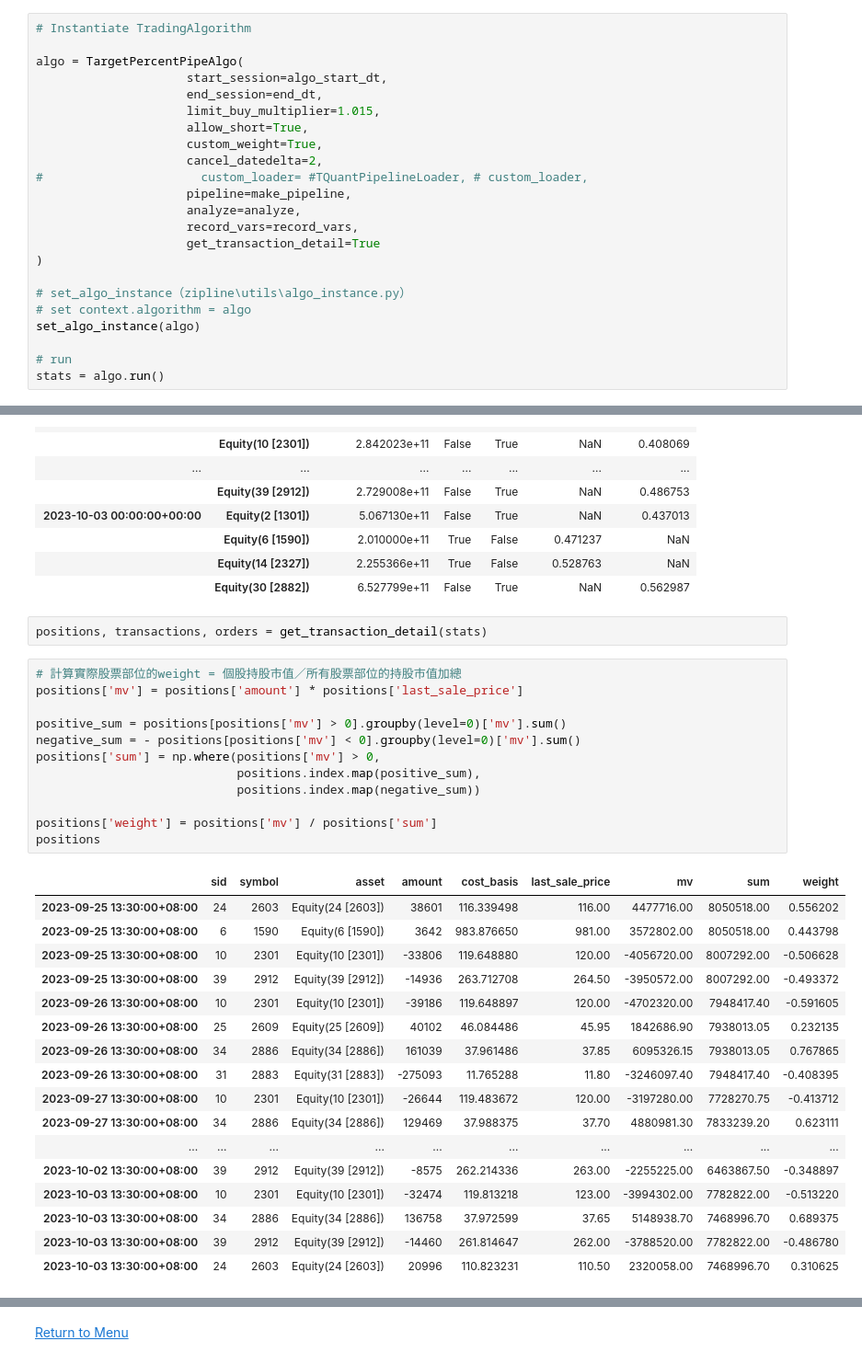
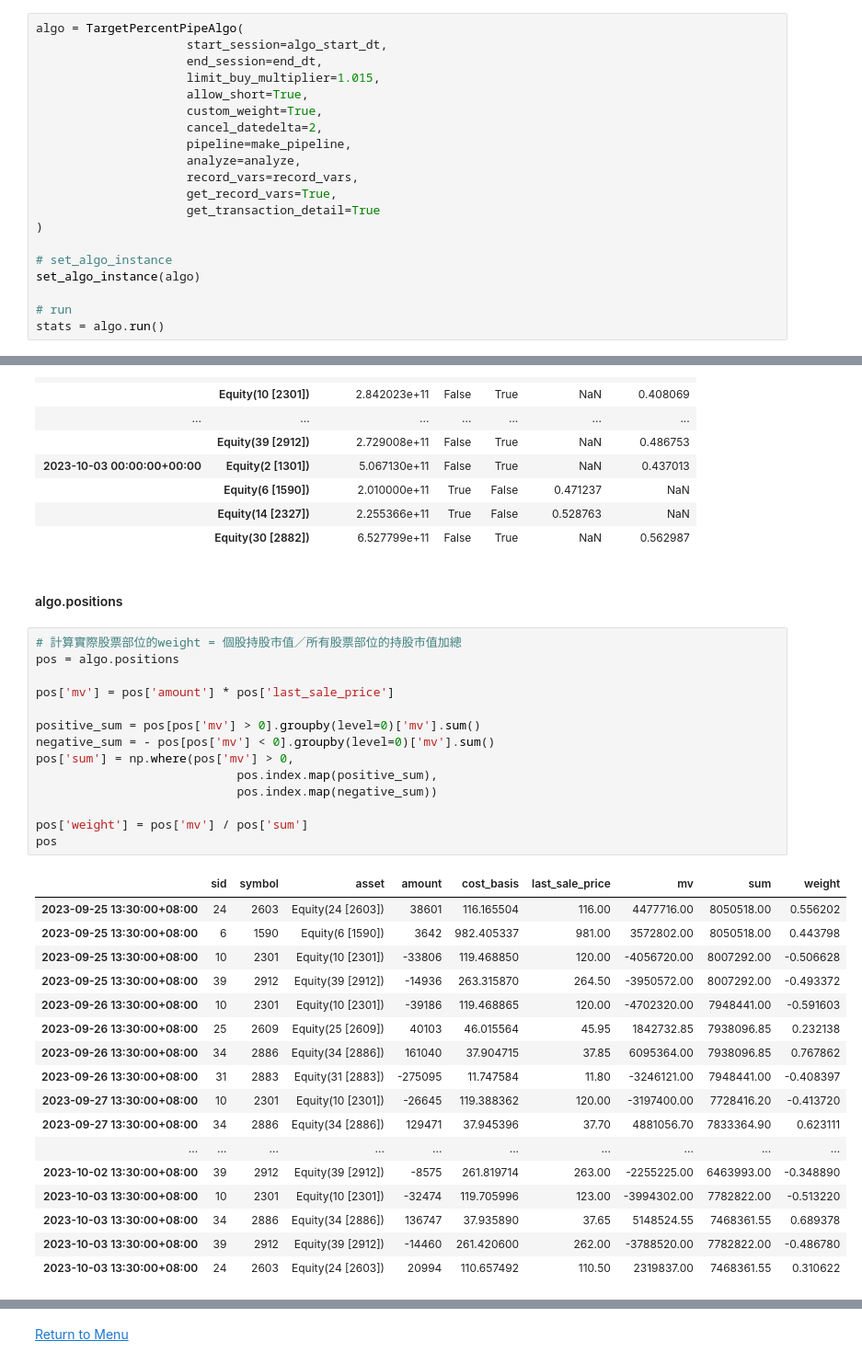
Before and after one commit to tejtw/TQuant-Lab, a Jupyter notebook: lecture/Simple Algorithm-TargetPercentPipeAlgo.ipynb, the cells around one changed output, grey strips where cells are left out. Shown at 92% size. Cells and saved outputs as stored; diff of their text form.

```diff
--- a/lecture/Simple Algorithm-TargetPercentPipeAlgo.ipynb
+++ b/lecture/Simple Algorithm-TargetPercentPipeAlgo.ipynb
@@ -948,8 +1180,6 @@ def record_vars(context, data):
            Market_Cap_Dollars=context.output.Market_Cap_Dollars
           )
 # %%
-# Instantiate TradingAlgorithm
-
 algo = TargetPercentPipeAlgo(
                      start_session=algo_start_dt,
                      end_session=end_dt,
@@ -957,15 +1187,14 @@ algo = TargetPercentPipeAlgo(
                      allow_short=True,
                      custom_weight=True,
                      cancel_datedelta=2,
-#                      custom_loader= #TQuantPipelineLoader, # custom_loader,
                      pipeline=make_pipeline,
                      analyze=analyze,
                      record_vars=record_vars,
+                     get_record_vars=True,
                      get_transaction_detail=True
 )
 
-# set_algo_instance（zipline\utils\algo_instance.py）
-# set context.algorithm = algo
+# set_algo_instance
 set_algo_instance(algo)
 
 # run
@@ -1002,35 +1231,37 @@ result.query('(longs == True) | (shorts == True)' )
 |  | Equity(6 [1590]) | 2.010000e+11 | True | False | 0.471237 | NaN |
 |  | Equity(14 [2327]) | 2.255366e+11 | True | False | 0.528763 | NaN |
 |  | Equity(30 [2882]) | 6.527799e+11 | False | True | NaN | 0.562987 |
-# %%
-positions, transactions, orders = get_transaction_detail(stats)
+# %% [markdown]
+#### algo.positions
 # %%
 # 計算實際股票部位的weight = 個股持股市值／所有股票部位的持股市值加總
-positions['mv'] = positions['amount'] * positions['last_sale_price']
+pos = algo.positions
 
-positive_sum = positions[positions['mv'] > 0].groupby(level=0)['mv'].sum()
-negative_sum = - positions[positions['mv'] < 0].groupby(level=0)['mv'].sum()
-positions['sum'] = np.where(positions['mv'] > 0,
-                            positions.index.map(positive_sum),
-                            positions.index.map(negative_sum))
+pos['mv'] = pos['amount'] * pos['last_sale_price']
 
-positions['weight'] = positions['mv'] / positions['sum']
-positions
+positive_sum = pos[pos['mv'] > 0].groupby(level=0)['mv'].sum()
+negative_sum = - pos[pos['mv'] < 0].groupby(level=0)['mv'].sum()
+pos['sum'] = np.where(pos['mv'] > 0,
+                            pos.index.map(positive_sum),
+                            pos.index.map(negative_sum))
+
+pos['weight'] = pos['mv'] / pos['sum']
+pos
 # %% [output]
 |  | sid | symbol | asset | amount | cost_basis | last_sale_price | mv | sum | weight |
-| 2023-09-25 13:30:00+08:00 | 24 | 2603 | Equity(24 [2603]) | 38601 | 116.339498 | 116.00 | 4477716.00 | 8050518.00 | 0.556202 |
-| 2023-09-25 13:30:00+08:00 | 6 | 1590 | Equity(6 [1590]) | 3642 | 983.876650 | 981.00 | 3572802.00 | 8050518.00 | 0.443798 |
-| 2023-09-25 13:30:00+08:00 | 10 | 2301 | Equity(10 [2301]) | -33806 | 119.648880 | 120.00 | -4056720.00 | 8007292.00 | -0.506628 |
-| 2023-09-25 13:30:00+08:00 | 39 | 2912 | Equity(39 [2912]) | -14936 | 263.712708 | 264.50 | -3950572.00 | 8007292.00 | -0.493372 |
-| 2023-09-26 13:30:00+08:00 | 10 | 2301 | Equity(10 [2301]) | -39186 | 119.648897 | 120.00 | -4702320.00 | 7948417.40 | -0.591605 |
-| 2023-09-26 13:30:00+08:00 | 25 | 2609 | Equity(25 [2609]) | 40102 | 46.084486 | 45.95 | 1842686.90 | 7938013.05 | 0.232135 |
-| 2023-09-26 13:30:00+08:00 | 34 | 2886 | Equity(34 [2886]) | 161039 | 37.961486 | 37.85 | 6095326.15 | 7938013.05 | 0.767865 |
-| 2023-09-26 13:30:00+08:00 | 31 | 2883 | Equity(31 [2883]) | -275093 | 11.765288 | 11.80 | -3246097.40 | 7948417.40 | -0.408395 |
-| 2023-09-27 13:30:00+08:00 | 10 | 2301 | Equity(10 [2301]) | -26644 | 119.483672 | 120.00 | -3197280.00 | 7728270.75 | -0.413712 |
-| 2023-09-27 13:30:00+08:00 | 34 | 2886 | Equity(34 [2886]) | 129469 | 37.988375 | 37.70 | 4880981.30 | 7833239.20 | 0.623111 |
+| 2023-09-25 13:30:00+08:00 | 24 | 2603 | Equity(24 [2603]) | 38601 | 116.165504 | 116.00 | 4477716.00 | 8050518.00 | 0.556202 |
+| 2023-09-25 13:30:00+08:00 | 6 | 1590 | Equity(6 [1590]) | 3642 | 982.405337 | 981.00 | 3572802.00 | 8050518.00 | 0.443798 |
+| 2023-09-25 13:30:00+08:00 | 10 | 2301 | Equity(10 [2301]) | -33806 | 119.468850 | 120.00 | -4056720.00 | 8007292.00 | -0.506628 |
+| 2023-09-25 13:30:00+08:00 | 39 | 2912 | Equity(39 [2912]) | -14936 | 263.315870 | 264.50 | -3950572.00 | 8007292.00 | -0.493372 |
+| 2023-09-26 13:30:00+08:00 | 10 | 2301 | Equity(10 [2301]) | -39186 | 119.468865 | 120.00 | -4702320.00 | 7948441.00 | -0.591603 |
+| 2023-09-26 13:30:00+08:00 | 25 | 2609 | Equity(25 [2609]) | 40103 | 46.015564 | 45.95 | 1842732.85 | 7938096.85 | 0.232138 |
+| 2023-09-26 13:30:00+08:00 | 34 | 2886 | Equity(34 [2886]) | 161040 | 37.904715 | 37.85 | 6095364.00 | 7938096.85 | 0.767862 |
+| 2023-09-26 13:30:00+08:00 | 31 | 2883 | Equity(31 [2883]) | -275095 | 11.747584 | 11.80 | -3246121.00 | 7948441.00 | -0.408397 |
+| 2023-09-27 13:30:00+08:00 | 10 | 2301 | Equity(10 [2301]) | -26645 | 119.388362 | 120.00 | -3197400.00 | 7728416.20 | -0.413720 |
+| 2023-09-27 13:30:00+08:00 | 34 | 2886 | Equity(34 [2886]) | 129471 | 37.945396 | 37.70 | 4881056.70 | 7833364.90 | 0.623111 |
 | ... | ... | ... | ... | ... | ... | ... | ... | ... | ... |
-| 2023-10-02 13:30:00+08:00 | 39 | 2912 | Equity(39 [2912]) | -8575 | 262.214336 | 263.00 | -2255225.00 | 6463867.50 | -0.348897 |
-| 2023-10-03 13:30:00+08:00 | 10 | 2301 | Equity(10 [2301]) | -32474 | 119.813218 | 123.00 | -3994302.00 | 7782822.00 | -0.513220 |
-| 2023-10-03 13:30:00+08:00 | 34 | 2886 | Equity(34 [2886]) | 136758 | 37.972599 | 37.65 | 5148938.70 | 7468996.70 | 0.689375 |
-| 2023-10-03 13:30:00+08:00 | 39 | 2912 | Equity(39 [2912]) | -14460 | 261.814647 | 262.00 | -3788520.00 | 7782822.00 | -0.486780 |
-| 2023-10-03 13:30:00+08:00 | 24 | 2603 | Equity(24 [2603]) | 20996 | 110.823231 | 110.50 | 2320058.00 | 7468996.70 | 0.310625 |
+| 2023-10-02 13:30:00+08:00 | 39 | 2912 | Equity(39 [2912]) | -8575 | 261.819714 | 263.00 | -2255225.00 | 6463993.00 | -0.348890 |
+| 2023-10-03 13:30:00+08:00 | 10 | 2301 | Equity(10 [2301]) | -32474 | 119.705996 | 123.00 | -3994302.00 | 7782822.00 | -0.513220 |
+| 2023-10-03 13:30:00+08:00 | 34 | 2886 | Equity(34 [2886]) | 136747 | 37.935890 | 37.65 | 5148524.55 | 7468361.55 | 0.689378 |
+| 2023-10-03 13:30:00+08:00 | 39 | 2912 | Equity(39 [2912]) | -14460 | 261.420600 | 262.00 | -3788520.00 | 7782822.00 | -0.486780 |
+| 2023-10-03 13:30:00+08:00 | 24 | 2603 | Equity(24 [2603]) | 20994 | 110.657492 | 110.50 | 2319837.00 | 7468361.55 | 0.310622 |
```
Also changed, not shown: parts of 60 cells of this notebook, 4 other files.
